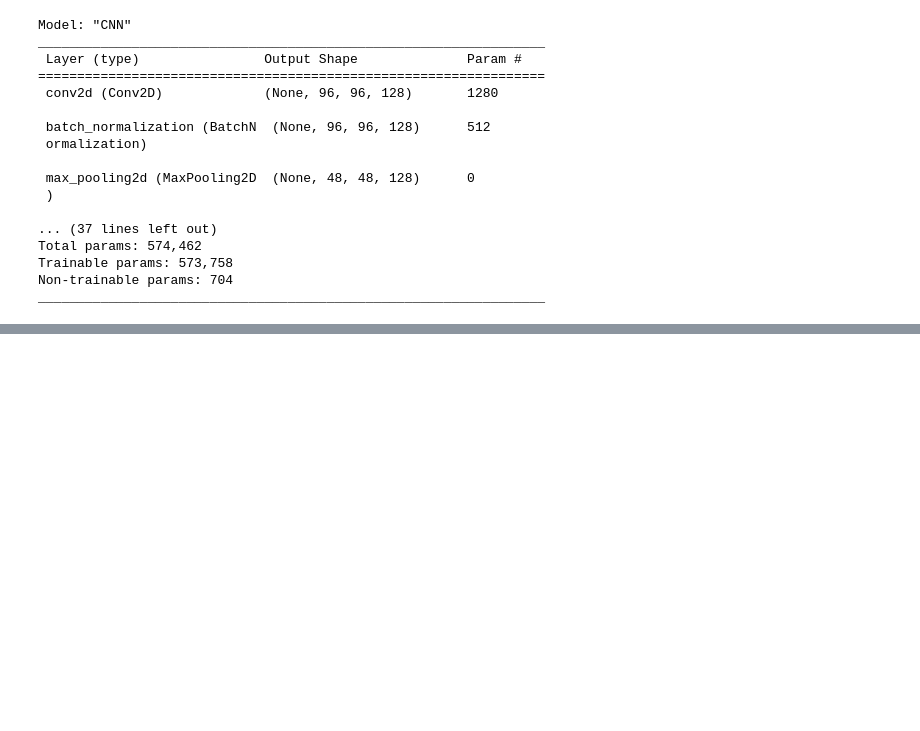
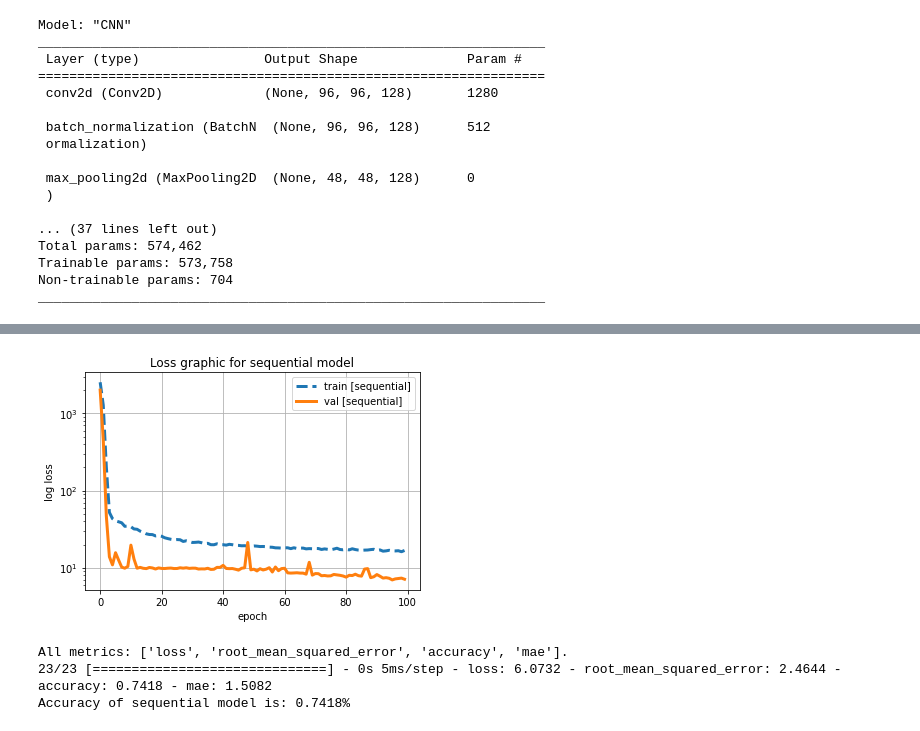
Before and after one commit to mdodovic/Facial-Keypoints-Detection, a Jupyter notebook: keypoints_detector.ipynb, the cells around one changed output, grey strips where cells are left out. Drawn from its saved outputs; the diff is of its cells as text; code cells hidden in the pictures; blank space fills up the shorter version.

```diff
--- a/keypoints_detector.ipynb
+++ b/keypoints_detector.ipynb
@@ -487,17 +363,0 @@ print(history.history.keys())
-# %%
-def plot_loss(hist,name,plt):
-    '''
-    RMSE_TF: if True, then RMSE is plotted with original scale
-    '''
-    loss = hist['loss']
-    val_loss = hist['val_loss']
-    plt.plot(loss,"--",linewidth=3,label="train:"+name)
-    plt.plot(val_loss,linewidth=3,label="val:"+name)
-
-plot_loss(history.history,"CNN",plt)
-plt.legend()
-plt.grid()
-plt.yscale("log")
-plt.xlabel("epoch")
-plt.ylabel("log loss")
-plt.show()
@@ -549,0 +502,7 @@ plot_model(model, to_file='model.png')
+# %%
+model_complex_lenet.compile(optimizer='adam', loss='mean_squared_error', metrics=[RootMeanSquaredError(), 'accuracy', 'mae'])
+# %%
+history_complex_lenet = model_complex_lenet.fit(X_train, y_train, validation_data=(X_val, y_val),
+                                epochs=100,
+                                batch_size=32,
+                                shuffle=True)
@@ -549,0 +527,12 @@ plot_model(model, to_file='model.png')
+# %%
+plot_loss(history_complex_lenet.history, model_complex_lenet.name, plt)
+# %% [output]
+[figure, added]
+# %%
+print("All metrics: {}.".format(model_complex_lenet.metrics_names))
+evaluations_complex_lenet = model_complex_lenet.evaluate(X_test, y_test)
+print("Accuracy of {} model is: {:0.4f}%".format(model_complex_lenet.name, evaluations_complex_lenet[model_complex_lenet.metrics_names.index('accuracy')]))
+# %% [output]
+All metrics: ['loss', 'root_mean_squared_error', 'accuracy', 'mae'].
+23/23 [==============================] - 0s 5ms/step - loss: 6.0732 - root_mean_squared_error: 2.4644 - accuracy: 0.7418 - mae: 1.5082
+Accuracy of sequential model is: 0.7418%
```
Also changed, not shown: parts of 58 cells of this notebook.
